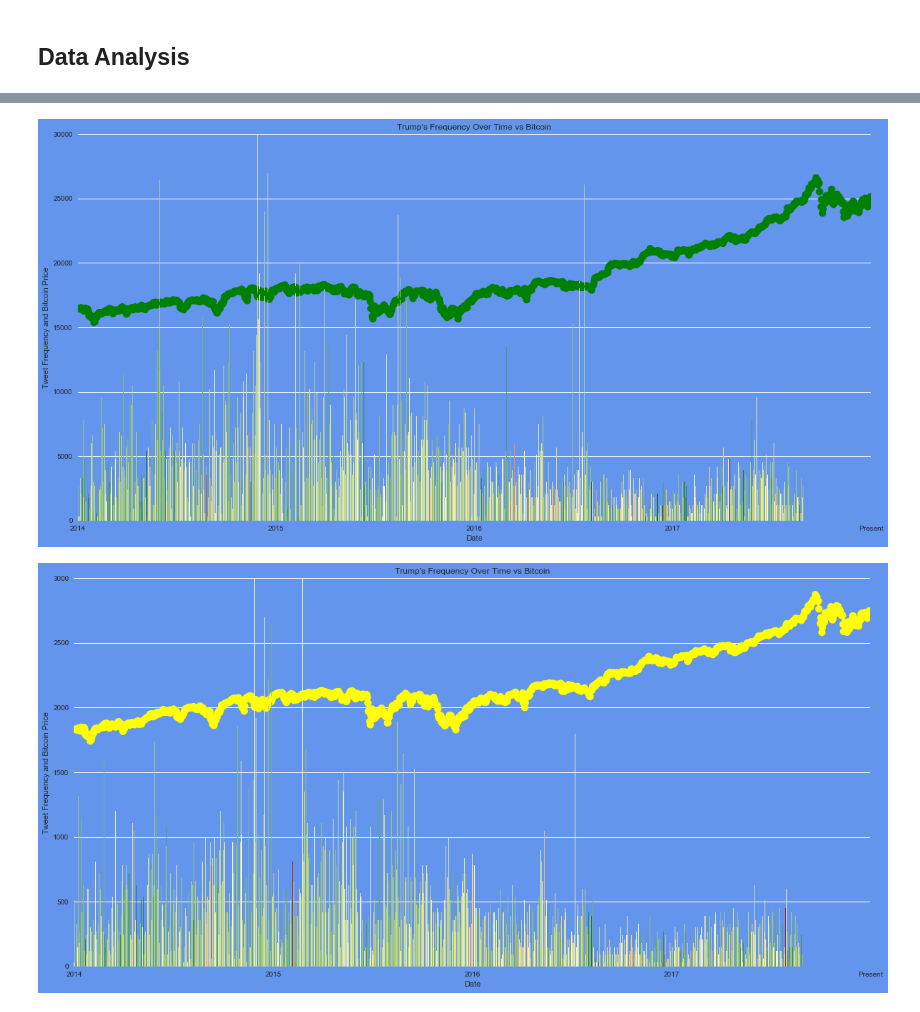
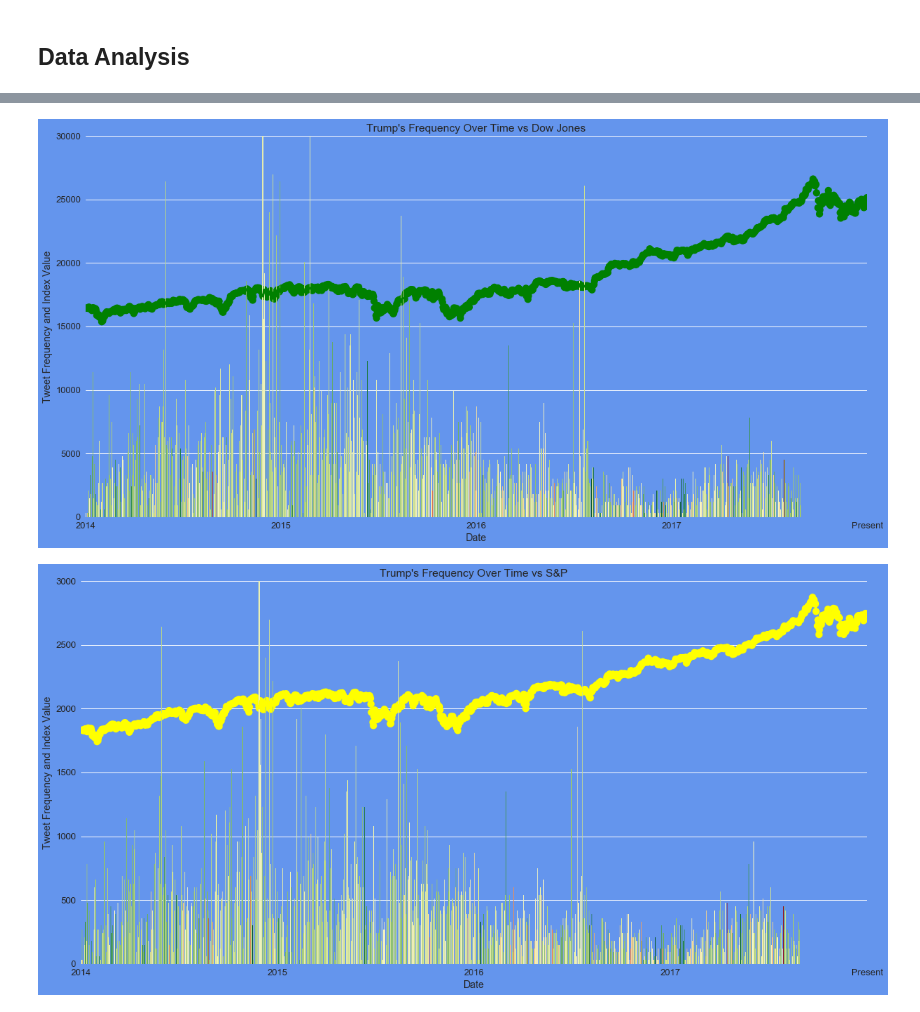
Before and after one commit to TEAbraham/Project-1, a Jupyter notebook: Data/Thomas Abraham.ipynb, the cells around one changed output, grey strips where cells are left out. Cells and saved outputs as stored; diff of their text form; code cells hidden in the pictures.

```diff
--- a/Data/Thomas Abraham.ipynb
+++ b/Data/Thomas Abraham.ipynb
@@ -28,8 +28,8 @@ final_data.head()
 # %%
 x = ['2013','2014','2015','2016','2017','2018']
 
-sns.set(rc={'figure.figsize':(20,10),'axes.facecolor':'cornflowerblue', 'figure.facecolor':'cornflowerblue'})
-g=sns.barplot(x=trump_tweet.Date, y=trump_tweet['Avg_Compound'], palette=mpl.cm.ScalarMappable(cmap='RdYlGn').to_rgba(trump_tweet['Avg_Compound']))
+sns.set(rc={'figure.figsize':(20,10),'axes.facecolor':'cornflowerblue', 'figure.facecolor':'cornflowerblue'},font_scale=1.3)
+g=sns.barplot(x=trump_tweet.Date, y=trump_tweet['Avg_Compound'],palette=mpl.cm.ScalarMappable(cmap='RdYlGn').to_rgba(trump_tweet['Avg_Compound']))
 
 g.xaxis.set_major_locator(ticker.MultipleLocator(359))
 g.xaxis.set_major_formatter(ticker.FixedFormatter(x))
@@ -43,14 +43,14 @@ plt.show()
 # %%
 x = ['2013','2014','2015','2016','2017','2018']
 
-sns.set(rc={'figure.figsize':(20,10),'axes.facecolor':'cornflowerblue', 'figure.facecolor':'cornflowerblue'})
+sns.set(rc={'figure.figsize':(20,10),'axes.facecolor':'cornflowerblue', 'figure.facecolor':'cornflowerblue'},font_scale=1.3)
 g=sns.barplot(x=trump_tweet.Date, y=trump_tweet.Avg_Followers, palette=mpl.cm.ScalarMappable(cmap='RdYlGn').to_rgba(trump_tweet['Avg_Compound']))
 
 g.xaxis.set_major_locator(ticker.MultipleLocator(359))
 g.xaxis.set_major_formatter(ticker.FixedFormatter(x))
 
 plt.title(f"Trump's Followers Over Time")
-plt.ylabel("Tweet Polarity")
+plt.ylabel("Followers in Millions")
 plt.ylim(0,50000000)
 plt.show()
 # %% [output]
@@ -58,15 +58,15 @@ plt.show()
 # %%
 x = ['2013','2014','2015','2016','2017','Present']
 
-sns.set(rc={'figure.figsize':(20,10),'axes.facecolor':'cornflowerblue', 'figure.facecolor':'cornflowerblue'})
+sns.set(rc={'figure.figsize':(20,10),'axes.facecolor':'cornflowerblue', 'figure.facecolor':'cornflowerblue'},font_scale=1.3)
 g=sns.pointplot(x=final_data.Date, y=final_data['Nasdaq_close'],color='blue')
 g=sns.barplot(x=final_data.Date, y=final_data['# of Text']*100, palette=mpl.cm.ScalarMappable(cmap='RdYlGn').to_rgba(trump_tweet['Avg_Compound']))
 
 g.xaxis.set_major_locator(ticker.MultipleLocator(396))
 g.xaxis.set_major_formatter(ticker.FixedFormatter(x))
 
-plt.title(f"Trump's Frequency Over Time vs Bitcoin")
-plt.ylabel("Tweet Frequency and Bitcoin Price")
+plt.title(f"Trump's Frequency Over Time vs Nasdaq")
+plt.ylabel("Tweet Frequency and Index Value")
 plt.ylim(0,8000)
 plt.show()
 # %% [output]
@@ -74,35 +74,35 @@ plt.show()
 # %%
 x = ['2013','2014','2015','2016','2017','Present']
 
-sns.set(rc={'figure.figsize':(20,10),'axes.facecolor':'cornflowerblue', 'figure.facecolor':'cornflowerblue'})
+sns.set(rc={'figure.figsize':(20,10),'axes.facecolor':'cornflowerblue', 'figure.facecolor':'cornflowerblue'},font_scale=1.3)
 g=sns.pointplot(x=final_data.Date, y=final_data['Dow_close'],color='green')
 g=sns.barplot(x=final_data.Date, y=final_data['# of Text']*300, palette=mpl.cm.ScalarMappable(cmap='RdYlGn').to_rgba(trump_tweet['Avg_Compound']))
 
 g.xaxis.set_major_locator(ticker.MultipleLocator(396))
 g.xaxis.set_major_formatter(ticker.FixedFormatter(x))
 
-plt.title(f"Trump's Frequency Over Time vs Bitcoin")
-plt.ylabel("Tweet Frequency and Bitcoin Price")
+plt.title(f"Trump's Frequency Over Time vs Dow Jones")
+plt.ylabel("Tweet Frequency and Index Value")
 plt.ylim(0,30000)
 plt.show()
 # %% [output]
-[figure, old version]
+[figure, new version]
 # %%
 x = ['2013','2014','2015','2016','2017','Present']
 
-sns.set(rc={'figure.figsize':(20,10),'axes.facecolor':'cornflowerblue', 'figure.facecolor':'cornflowerblue'})
+sns.set(rc={'figure.figsize':(20,10),'axes.facecolor':'cornflowerblue', 'figure.facecolor':'cornflowerblue'},font_scale=1.3)
 g=sns.pointplot(x=final_data.Date, y=final_data['SP_close'],color='yellow')
 g=sns.barplot(x=final_data.Date, y=final_data['# of Text']*30, palette=mpl.cm.ScalarMappable(cmap='RdYlGn').to_rgba(trump_tweet['Avg_Compound']))
 
 g.xaxis.set_major_locator(ticker.MultipleLocator(396))
 g.xaxis.set_major_formatter(ticker.FixedFormatter(x))
 
-plt.title(f"Trump's Frequency Over Time vs Bitcoin")
-plt.ylabel("Tweet Frequency and Bitcoin Price")
+plt.title(f"Trump's Frequency Over Time vs S&P")
+plt.ylabel("Tweet Frequency and Index Value")
 plt.ylim(0,3000)
 plt.show()
 # %% [output]
-[figure, old version]
+[figure, new version]
 # %%
 x = ['2013','2014','2015','2016','2017','Present']
 
```
Also changed, not shown: parts of 4 cells of this notebook, 13 other files.
